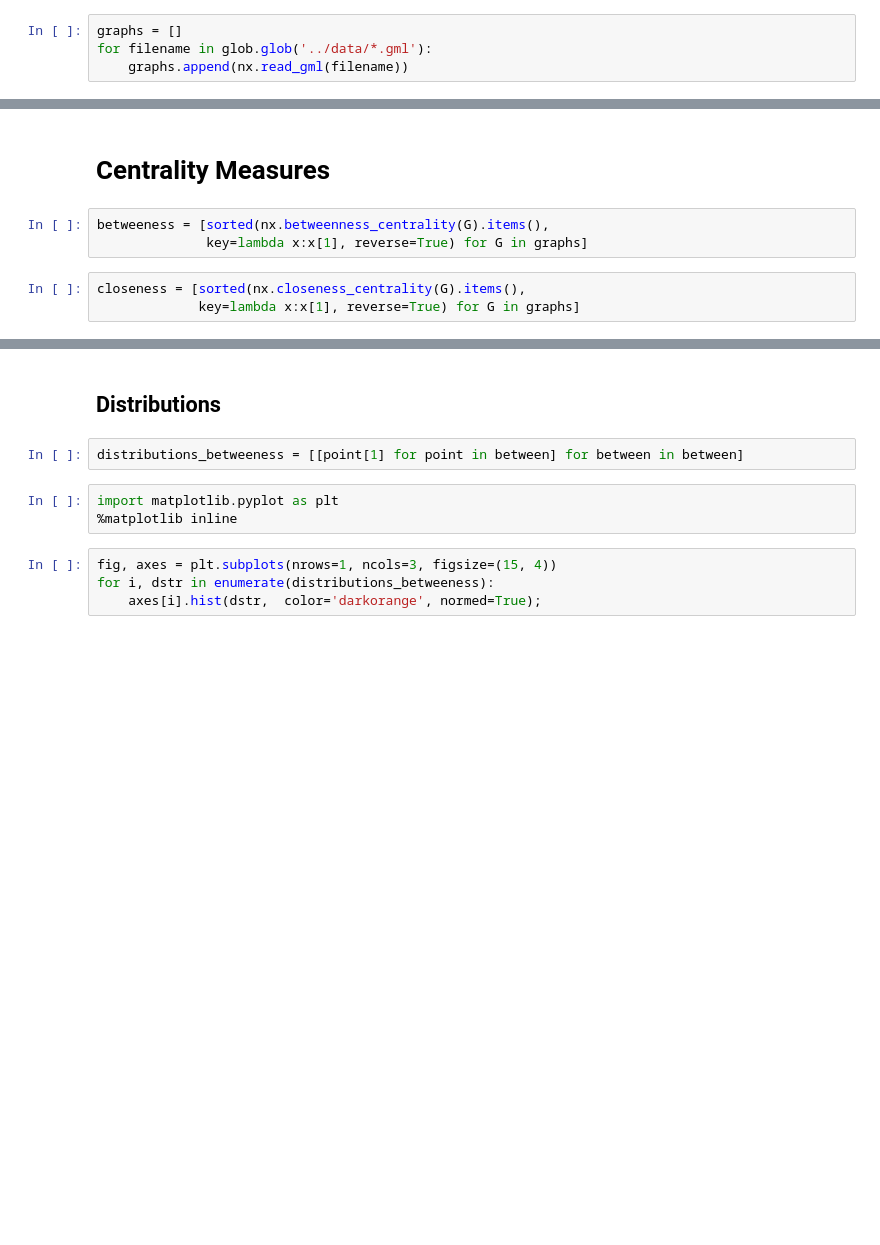
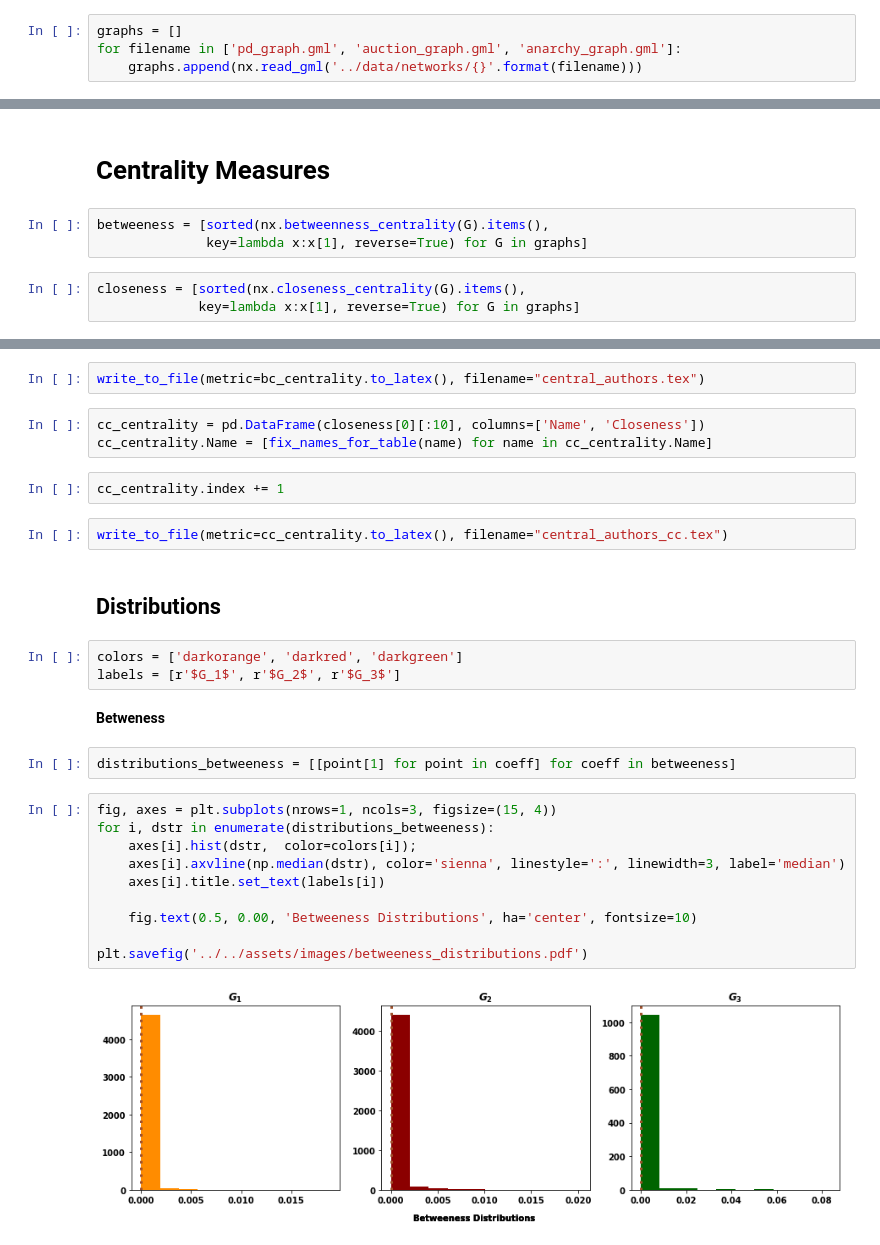
Before and after one commit to Nikoleta-v3/bibliometric-study-of-the-prisoners-dilemma, a Jupyter notebook: src/nbs/3. Influence.ipynb, the cells around one changed output, grey strips where cells are left out. Drawn from its saved outputs; the diff is of its cells as text; blank space fills up the shorter version.

```diff
--- a/src/nbs/3. Influence.ipynb
+++ b/src/nbs/3. Influence.ipynb
@@ -4,4 +12,4 @@ import glob
 # %%
 graphs = []
-for filename in glob.glob('../data/*.gml'):
-    graphs.append(nx.read_gml(filename))
+for filename in ['pd_graph.gml', 'auction_graph.gml', 'anarchy_graph.gml']:
+    graphs.append(nx.read_gml('../data/networks/{}'.format(filename)))
@@ -16,14 +74,33 @@ closeness = [sorted(nx.closeness_centrality(G).items(),
+# %%
+write_to_file(metric=bc_centrality.to_latex(), filename="central_authors.tex")
+# %%
+cc_centrality = pd.DataFrame(closeness[0][:10], columns=['Name', 'Closeness'])
+cc_centrality.Name = [fix_names_for_table(name) for name in cc_centrality.Name]
+# %%
+cc_centrality.index += 1
+# %%
+write_to_file(metric=cc_centrality.to_latex(), filename="central_authors_cc.tex")
 # %% [markdown]
 Distributions
 --------------
+# %%
+colors = ['darkorange', 'darkred', 'darkgreen']
+labels = [r'$G_1$', r'$G_2$', r'$G_3$']
+# %% [markdown]
+**Betweness**
 # %%
-distributions_betweeness = [[point[1] for point in between] for between in between]
+distributions_betweeness = [[point[1] for point in coeff] for coeff in betweeness]
-# %%
-import matplotlib.pyplot as plt
-%matplotlib inline
 # %%
 fig, axes = plt.subplots(nrows=1, ncols=3, figsize=(15, 4))
 for i, dstr in enumerate(distributions_betweeness):
-    axes[i].hist(dstr,  color='darkorange', normed=True);
+    axes[i].hist(dstr,  color=colors[i]);
+    axes[i].axvline(np.median(dstr), color='sienna', linestyle=':', linewidth=3, label='median')
+    axes[i].title.set_text(labels[i])
+
+    fig.text(0.5, 0.00, 'Betweeness Distributions', ha='center', fontsize=10)
+
+plt.savefig('../../assets/images/betweeness_distributions.pdf')
+# %% [output]
+[figure, added]
 # %%
 fig, axes = plt.subplots(figsize=(6, 5))
```
Also changed, not shown: parts of 47 cells of this notebook, 20 other files.
